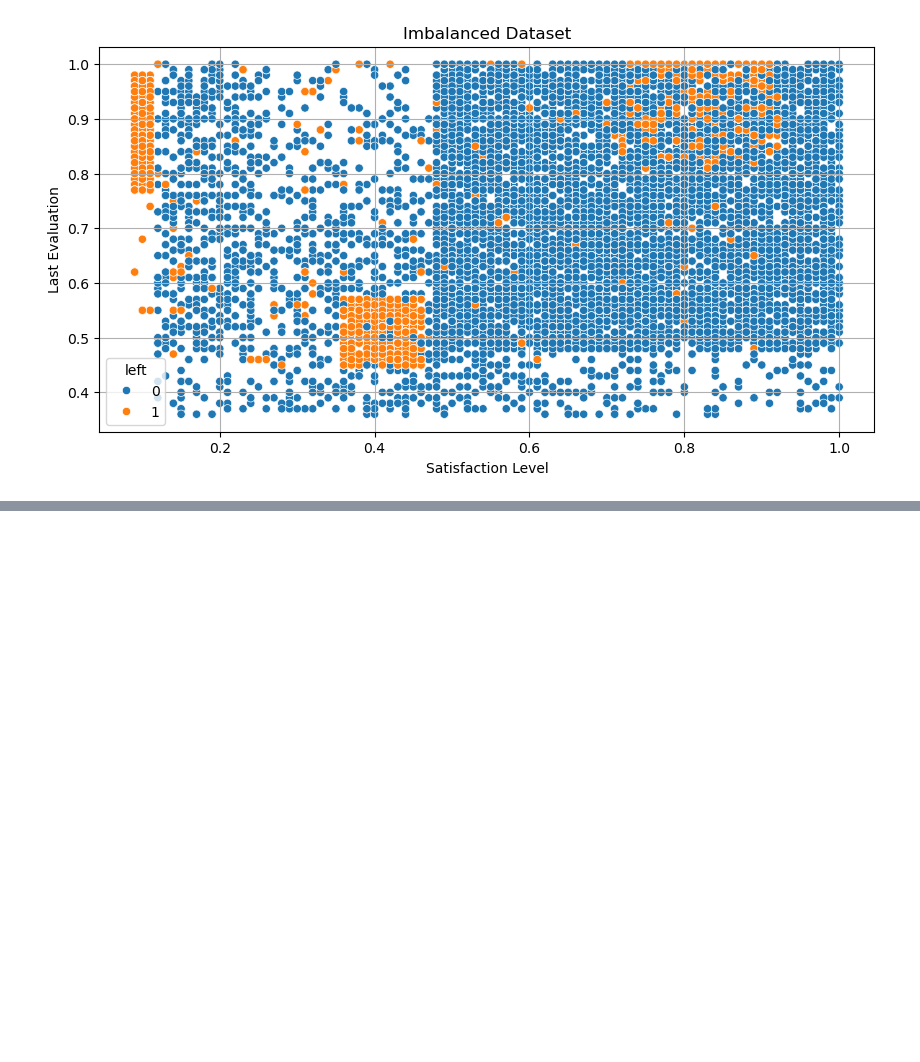
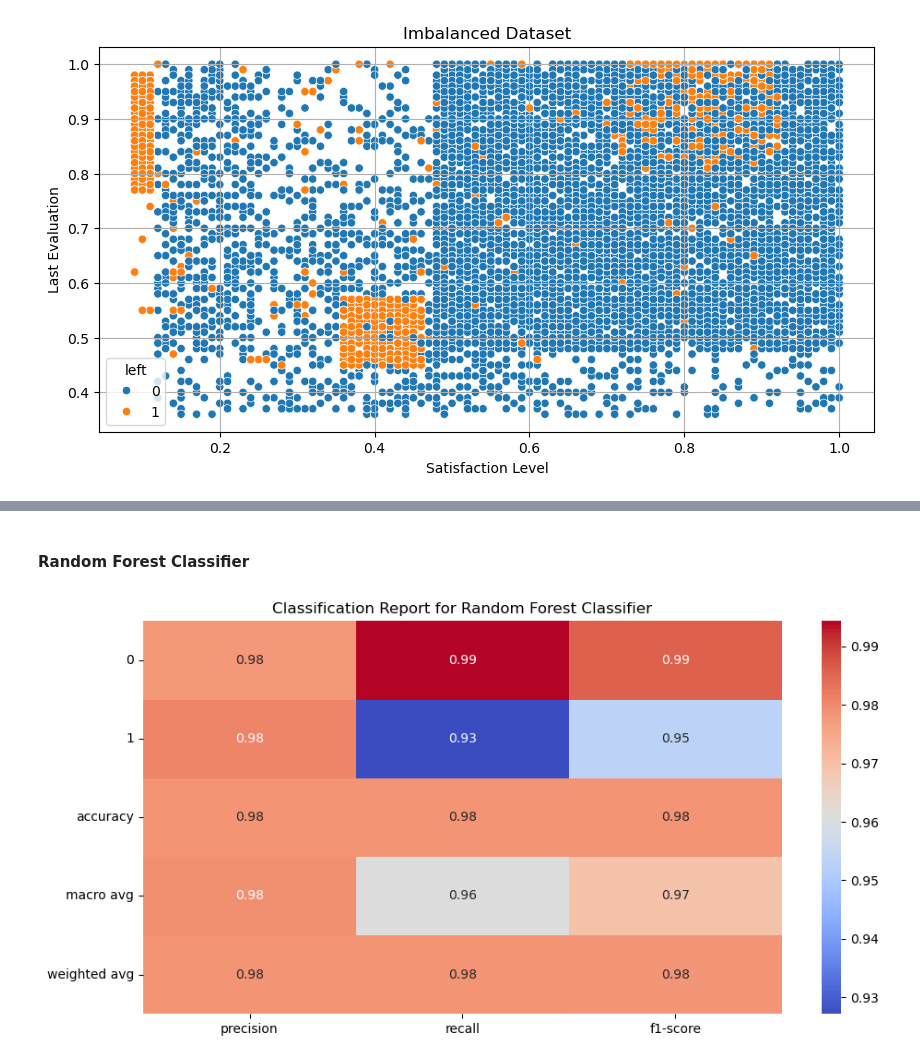
Before and after one commit to khoinguyentm/course-end-3, a Jupyter notebook: main.ipynb, the cells around one changed output, grey strips where cells are left out. Saved outputs shown, nothing was run; the diff lists cells and outputs as text; code cells hidden in the pictures; blank space fills up the shorter version.

```diff
--- a/main.ipynb
+++ b/main.ipynb
@@ -238,0 +311,2 @@ from imblearn.over_sampling import SMOTE
+# %% [markdown]
+#### Random Forest Classifier
@@ -238,0 +315,17 @@ from imblearn.over_sampling import SMOTE
+# %%
+rf_clf = RandomForestClassifier(n_estimators=100, random_state=42)
+scores_rf_clf = cross_val_score(rf_clf, X_train_smote, y_train_smote, cv=5)
+# %%
+y_pred_rf_clf = cross_val_predict(rf_clf, X_test, y_test, cv=5)
+cr = classification_report(y_test, y_pred_rf_clf, output_dict=True)
+
+df_cr = pd.DataFrame(cr).T
+# %%
+# plot the classification report
+plt.figure(figsize=(10, 5))
+sns.heatmap(df_cr[['precision','recall', 'f1-score']], annot=True, cmap='coolwarm')
+plt.title('Classification Report for Random Forest Classifier')
+plt.tight_layout()
+plt.show()
+# %% [output]
+[figure, added]
```
Also changed, not shown: parts of 17 cells of this notebook.
